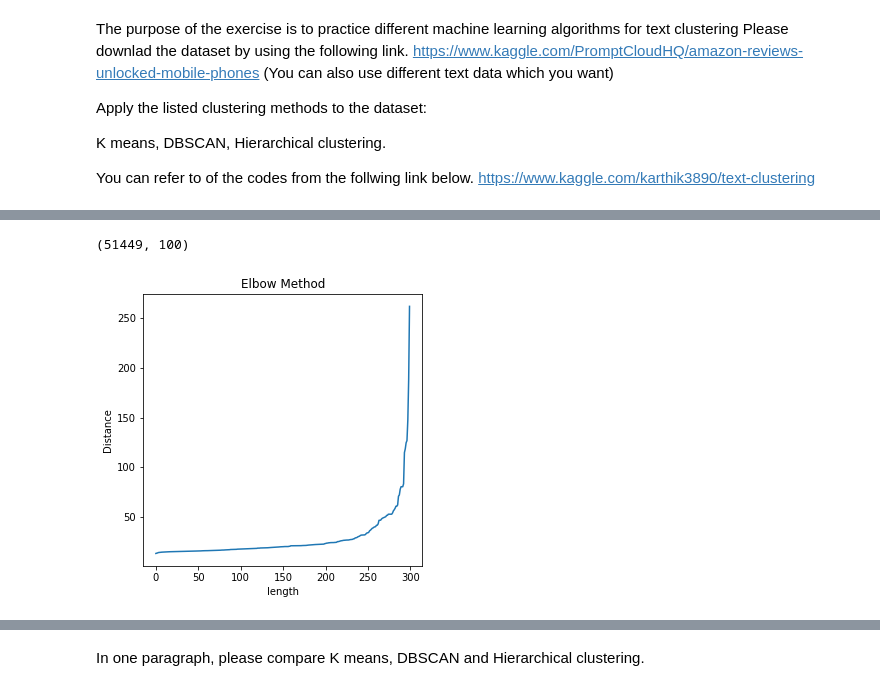
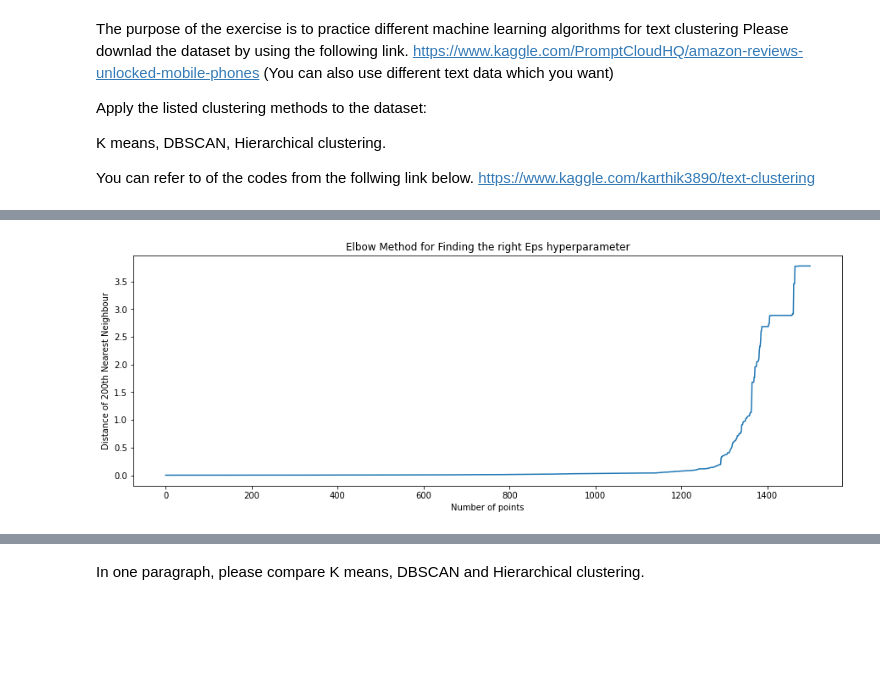
Before and after one commit to saiPraneeth1608/saipraneeth_INFO5731_Spring2020, a Jupyter notebook: In_Class_exercises-10.ipynb, the cells around one changed output, grey strips where cells are left out. Saved outputs shown, nothing was run; the diff lists cells and outputs as text; code cells hidden in the pictures; blank space fills up the shorter version.

```diff
--- a/In_Class_exercises-10.ipynb
+++ b/In_Class_exercises-10.ipynb
@@ -90,0 +137,4 @@ Counter({0: 2767,
+# %%
+from sklearn.cluster import KMeans
+model_tf = KMeans(n_clusters = 5, n_jobs = -1,random_state=99)
+model_tf.fit(tfidf)
@@ -114,0 +171,8 @@ silhouette_score
+# %%
+print("Top terms per cluster:")
+order_centroids = model_tf.cluster_centers_.argsort()[:, ::-1]
+for i in range(1,5):
+    print("Cluster %d:" % i, end='')
+    for ind in order_centroids[i, :5]:
+        print(' %s' % data_names[ind], end='')
+        print()
@@ -115,7 +199,7 @@ silhouette_score
 # %%
 #DBSCAN
 Text_reviews=[]
-for i in df['Text']:
+for i in input_data['text_data']:
   Text_reviews.append(i.split())
 import gensim
 w2v_model=gensim.models.Word2Vec(Text_reviews, size=100, workers=4)
@@ -164,9 +249,5 @@ def compute200thnearestneighbour(x, data):
-# %%
-vectors.shape
-# %% [output]
-(51449, 100)
 # %%
-neighbor = []
-for val in vectors[:300]:
-    neighbor.append(compute200thnearestneighbour(val, vectors[:300]))
-neighbor.sort()
+twohundrethneigh = []
+for val in vectors[:1500]:
+    twohundrethneigh.append( compute200thnearestneighbour(val, vectors[:1500]) )
+twohundrethneigh.sort()
@@ -176,10 +254,9 @@ from matplotlib import pyplot as plt
 # %%
-# Plotting for the Elbow Method :
-plt.figure(figsize=(5,5))
-plt.title("Elbow Method")
-plt.plot([x for x in range(len(neighbor))], neighbor)
-plt.xlabel("length")
-plt.ylabel("Distance")
+plt.figure(figsize=(15,5))
+plt.title("Elbow Method for Finding the right Eps hyperparameter")
+plt.plot([x for x in range(len(twohundrethneigh))], twohundrethneigh)
+plt.xlabel("Number of points")
+plt.ylabel("Distance of 200th Nearest Neighbour")
 plt.show()
 # %% [output]
-[figure, old version]
+[figure, new version]
```
Also changed, not shown: parts of 35 cells of this notebook.
